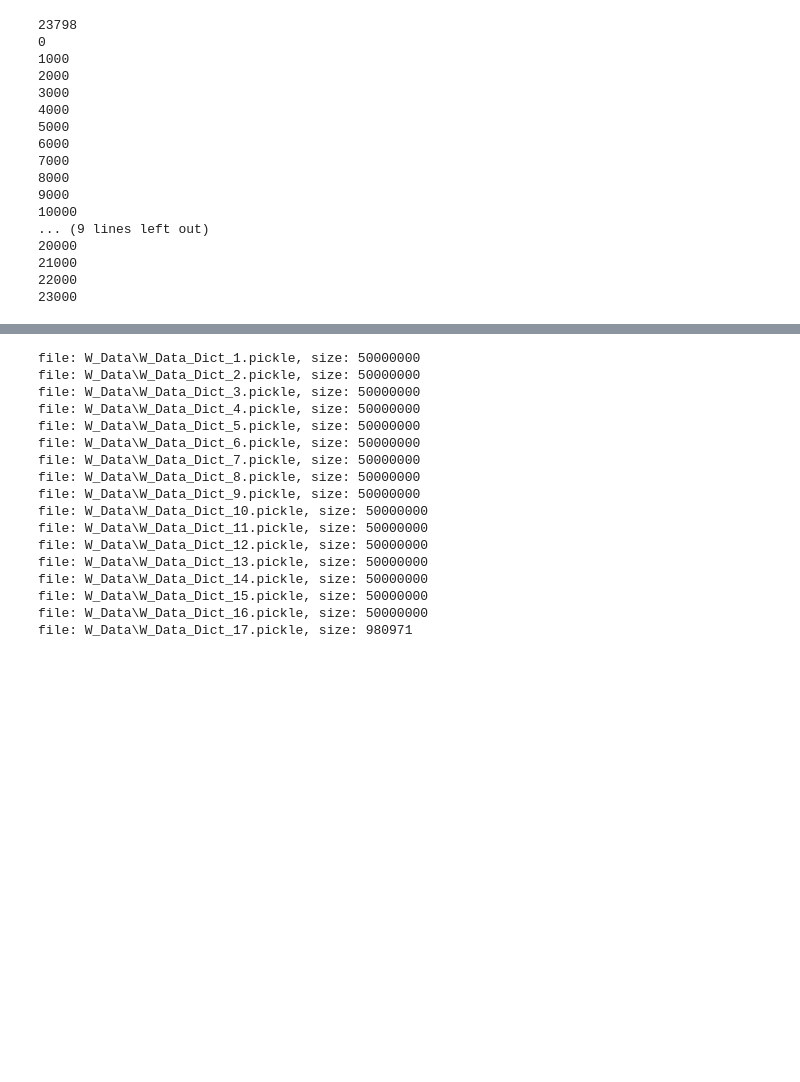
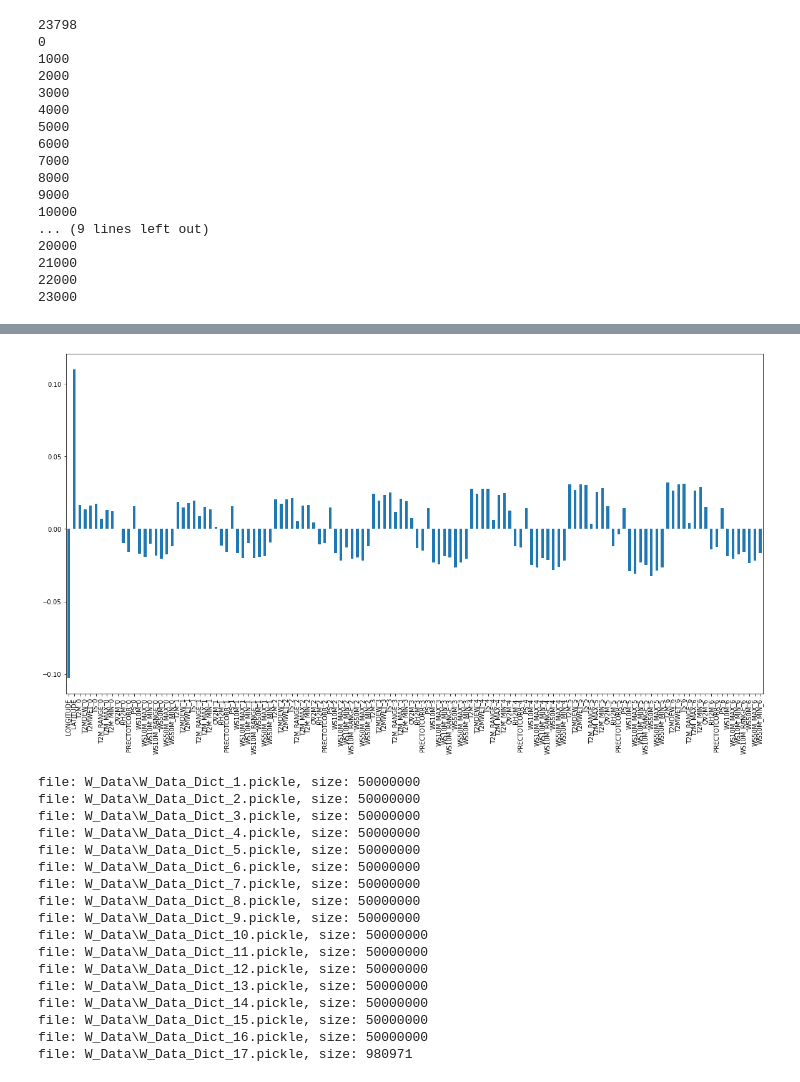
Before and after one commit to pldrobot/H20_Submissions, a Jupyter notebook: sql_process.ipynb, the cells around one changed output, grey strips where cells are left out. Saved outputs shown, nothing was run; the diff lists cells and outputs as text; code cells hidden in the pictures; blank space fills up the shorter version.

```diff
--- a/sql_process.ipynb
+++ b/sql_process.ipynb
@@ -411,0 +412,9 @@ for ind1 in range(7,400):
+# %%
+corrM = Data_final_csv.corr()
+
+# corrM.style.background_gradient(cmap='coolwarm').set_properties(**{'font-size': '0pt'})
+# %%
+corrM.drop(['DUR','FIRE_SIZE'],inplace=True,axis=1)
+# %%
+Plot_data = corrM.iloc[2]
+Plot_data
@@ -412,3 +434,7 @@ for ind1 in range(7,400):
+# %%
+ax = Plot_data.plot.bar(x='lab', y='val', rot=90,figsize=(20,10))
+# %% [output]
+[figure, added]
 # %%
 Data_final_csv=Data_final_csv.drop(header, axis=1)
 # %%
```
Also changed, not shown: parts of 9 cells of this notebook, 2 other files.
